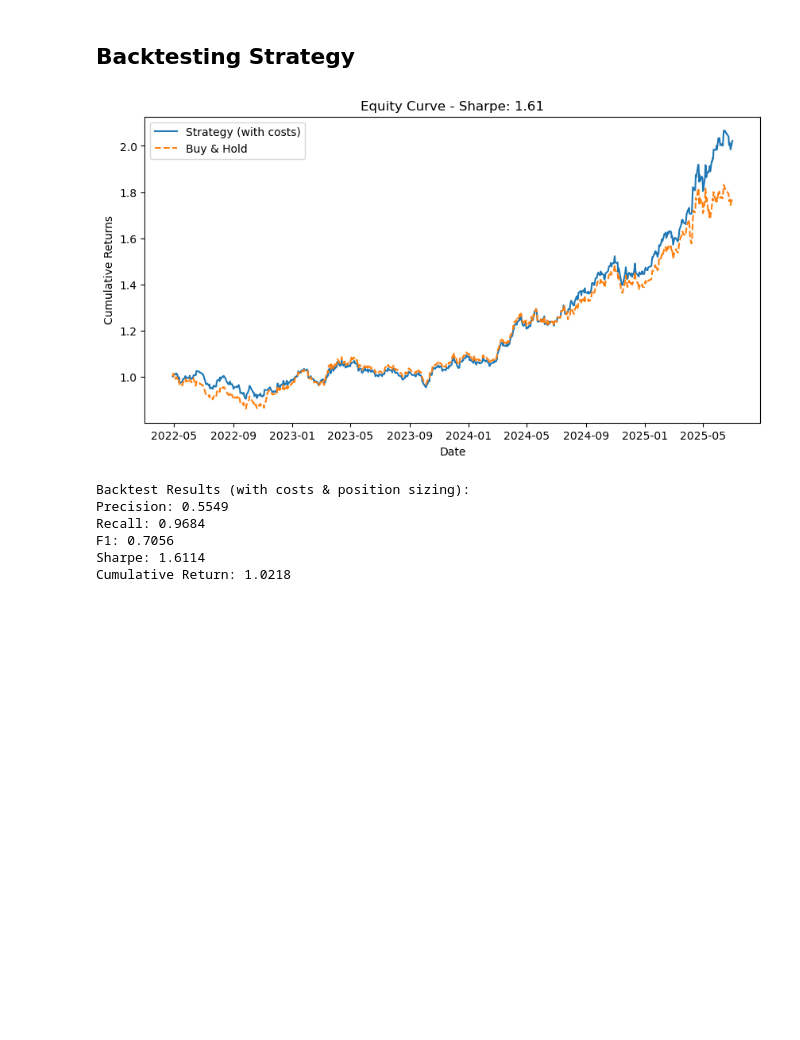
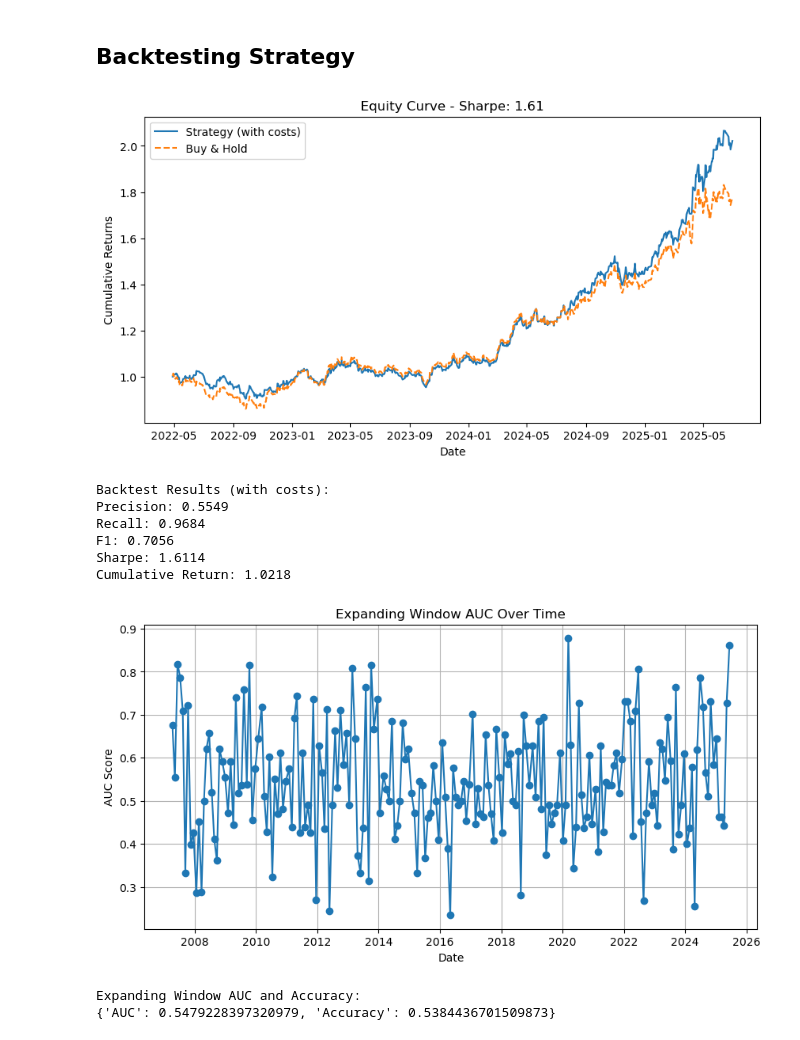
Before and after one commit to MartynChong/applied_project, a Jupyter notebook: project.ipynb, the cells around one changed output. Drawn from its saved outputs; the diff is of its cells as text; code cells hidden in the pictures; blank space fills up the shorter version.

Commit message:
Some backtesting

```diff
--- a/project.ipynb
+++ b/project.ipynb
@@ -328,7 +328,7 @@ plt.show()
 # %%
 # Get train/test date ranges
 train_dates = X_train_full.index
-test_dates = X_test_full.index
+test_dates = X_test_final.index
 
 plt.figure(figsize=(12,6))
 plt.plot(df.loc[train_dates, 'price'], label='Training Set', color='blue')
@@ -651,12 +651,12 @@ results = backtest_model(final_model,
                          threshold=optimal_threshold,
                          transaction_cost=0.001) # 0.1% cost per trade
 
-print("Backtest Results (with costs & position sizing):")
+print("Backtest Results (with costs):")
 for k, v in results.items():
     print(f"{k}: {v:.4f}")
 # %% [output]
 [figure]
-Backtest Results (with costs & position sizing):
+Backtest Results (with costs):
 Precision: 0.5549
 Recall: 0.9684
 F1: 0.7056
@@ -664,0 +752,64 @@ Cumulative Return: 1.0218
+# %%
+def expanding_window_auc(model, X, y,
+                         price_series,
+                         min_train_size=252,
+                         test_window=21,
+                         threshold=0.5):
+
+    all_y_true = []
+    all_y_pred = []
+    all_y_proba = []
+    auc_scores = []
+    test_dates = []
+
+    start = min_train_size
+    while start + test_window <= len(X):
+        train_slice = slice(0, start)
+        test_slice = slice(start, start + test_window)
+
+        X_train, y_train = X.iloc[train_slice], y.iloc[train_slice]
+        X_test, y_test = X.iloc[test_slice], y.iloc[test_slice]
+
+        # Train model on expanding data
+        model.fit(X_train, y_train)
+
+        # Predict probabilities
+        y_proba = model.predict_proba(X_test)[:, 1]
+        y_pred = (y_proba >= threshold).astype(int)
+
+        all_y_true.extend(y_test)
+        all_y_pred.extend(y_pred)
+        all_y_proba.extend(y_proba)
+
+        start += test_window  # expand by test window
+        auc = roc_auc_score(y_test, y_proba)
+
+        auc_scores.append(auc)
+        test_dates.append(X_test.index[-1])  # last date of the test window
+
+    # Compute overall metrics
+    auc = roc_auc_score(all_y_true, all_y_proba)
+    acc = accuracy_score(all_y_true, all_y_pred)
+
+    # Plot AUC over time
+    plt.figure(figsize=(10,5))
+    plt.plot(test_dates, auc_scores, marker='o')
+    plt.title('Expanding Window AUC Over Time')
+    plt.xlabel('Date')
+    plt.ylabel('AUC Score')
+    plt.grid(True)
+    plt.show()
+
+    return {'AUC': auc, 'Accuracy': acc}
+
+results = expanding_window_auc(final_model, X, y, df['price'],
+                               min_train_size=252,   # ~1-year initial training
+                               test_window=21,       # ~1-month test step
+                               threshold=0.45)       # use your chosen threshold
+
+print("Expanding Window AUC and Accuracy:")
+print(results)
+# %% [output]
+[figure, added]
+Expanding Window AUC and Accuracy:
+{'AUC': 0.5479228397320979, 'Accuracy': 0.5384436701509873}
```
Also changed, not shown: parts of 2 cells of this notebook.
